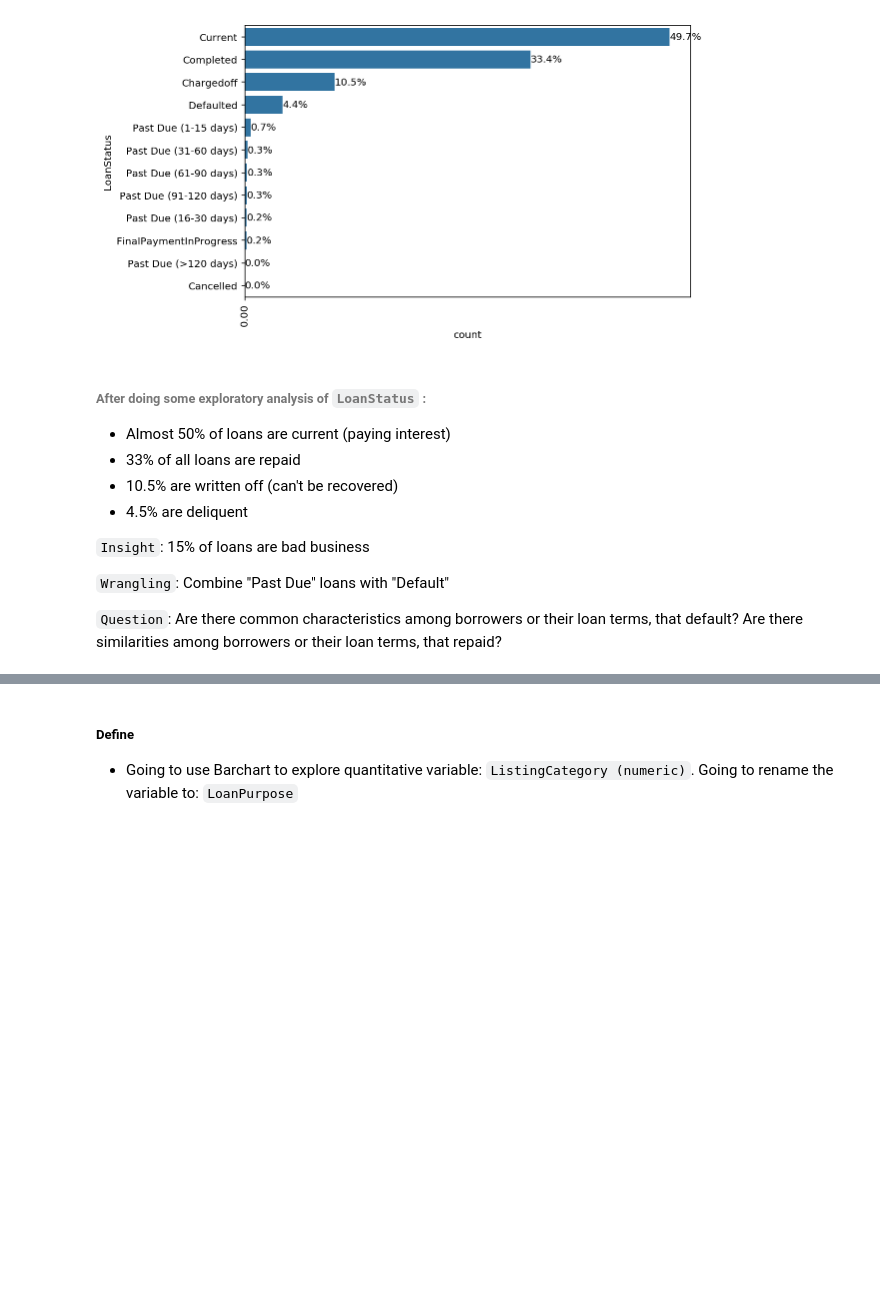
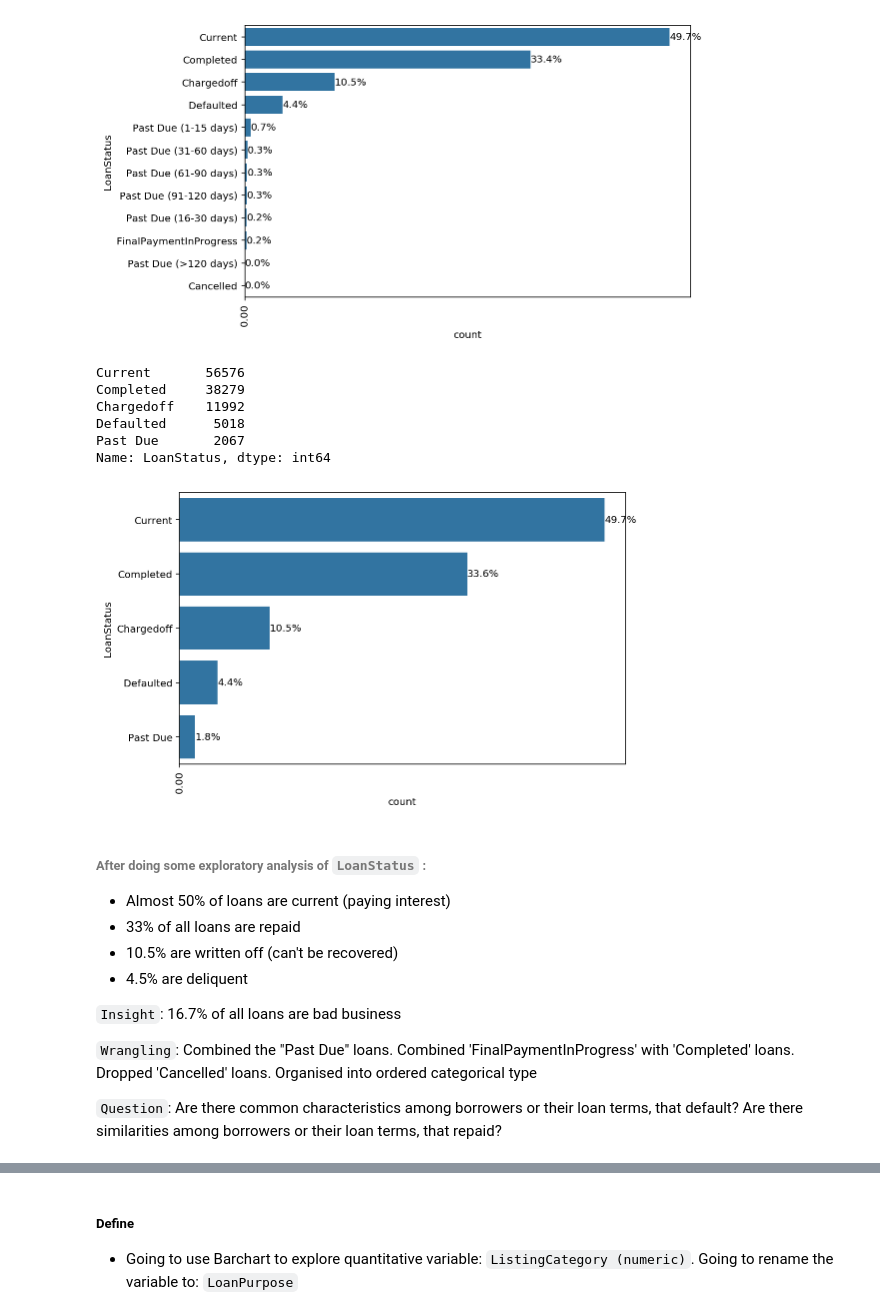
Before and after one commit to seni1/LOAN_DATA_EXPLORATION, a Jupyter notebook: Loan_Data_Exploration.ipynb, the cells around one changed output, grey strips where cells are left out. Cells and saved outputs as stored; diff of their text form; code cells hidden in the pictures; blank space fills up the shorter version.

```diff
--- a/Loan_Data_Exploration.ipynb
+++ b/Loan_Data_Exploration.ipynb
@@ -387,3 +426,48 @@ sb.countplot(data = ld, y = 'LoanStatus',
+# %%
+# Checking the code
+ld.LoanStatus.value_counts()
+# %% [output]
+Current       56576
+Completed     38279
+Chargedoff    11992
+Defaulted      5018
+Past Due       2067
+Name: LoanStatus, dtype: int64
+# %%
+# Setting plot size
+plt.figure(figsize = [8, 5])
+# Setting color and order
+base_color = sb.color_palette()[0]
+ls_counts = ld['LoanStatus'].value_counts()
+ls_order = ls_counts.index
+
+# get proportion taken by most common group for derivation of tick marks
+n_ld = ld.shape[0]
+max_count = ld['LoanStatus'].value_counts().max()
+max_prop = max_count / n_ld
+
+# Adding the relative parameters to the plot
+plt.xticks(tick_props * n_ld, tick_names)
+
+# generate tick marks locations and names
+tick_props = np.arange(0, max_prop, 0.5)
+tick_names = ['{:0.2f}'.format(v) for v in tick_props]
+
+# Labeling the x axis
+plt.xlabel('proportion');
+plt.xticks(rotation = 90); #Rotating the labels 90 deg not to overlap
+
+# Labelling the bars with ratio parameters
+for i in range(ls_counts.shape[0]):
+    count = ls_counts[i]
+    pct_string = '{:0.1f}%'.format(100*count/n_ld)
+    plt.text(count+1, i, pct_string, va = 'center');
+
+
+sb.countplot(data = ld, y = 'LoanStatus',
+             color = base_color, order = ls_order);
+# %% [output]
+[figure, added]
 # %% [markdown]
  ###### After doing some exploratory analysis of `LoanStatus` :
  - Almost 50% of loans are current (paying interest)
@@ -391,9 +475,9 @@ sb.countplot(data = ld, y = 'LoanStatus',
  - 10.5% are written off (can't be recovered)
  - 4.5% are deliquent
 
- `Insight`: <font color="#007ff">15% of loans are bad business</font>
+ `Insight`: <font color="#007ff">16.7% of all loans are bad business</font>
 
- `Wrangling`: <font color="#007ff">Combine "Past Due" loans with "Default"</font>
+ `Wrangling`: <font color="#007ff">Combined the "Past Due" loans. Combined 'FinalPaymentInProgress' with 'Completed' loans.  Dropped 'Cancelled' loans. Organised into ordered categorical type</font>
 
  `Question`: <font color="#007ff">Are there common characteristics among borrowers or their loan terms, that default?  Are there similarities among borrowers or their loan terms, that repaid?</font>
 # %%
```
Also changed, not shown: parts of 72 cells of this notebook.
